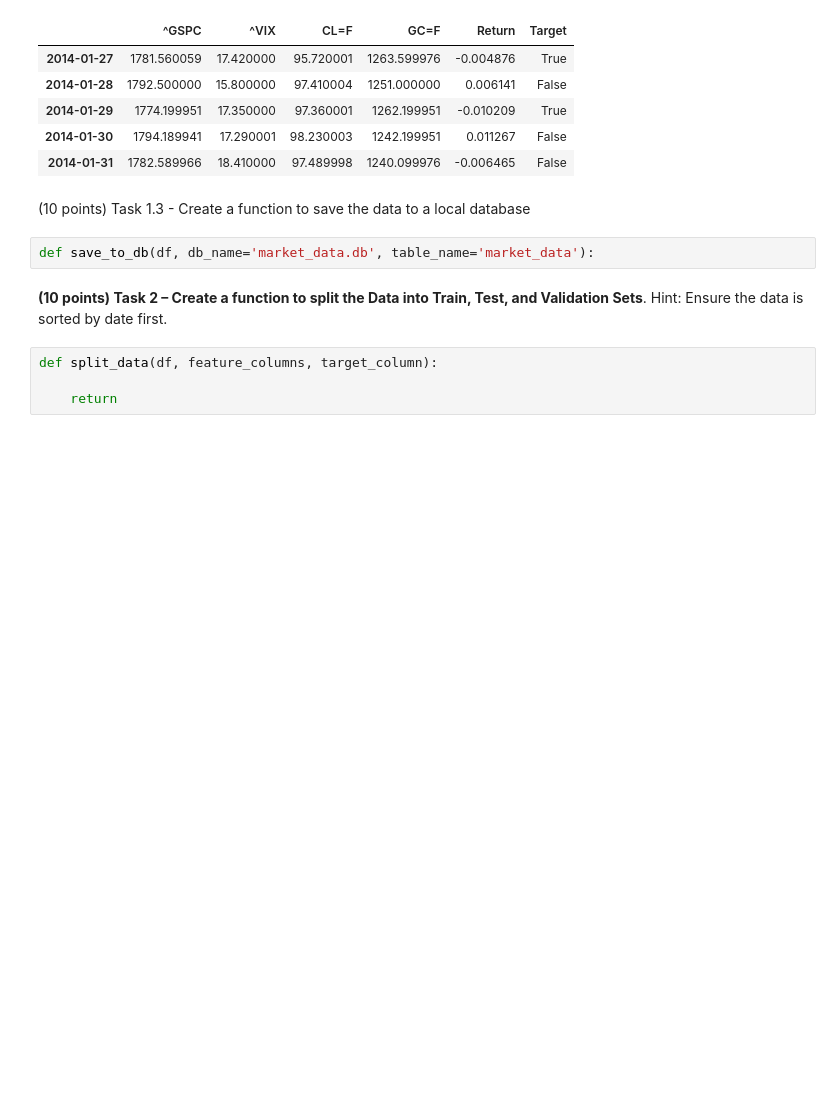
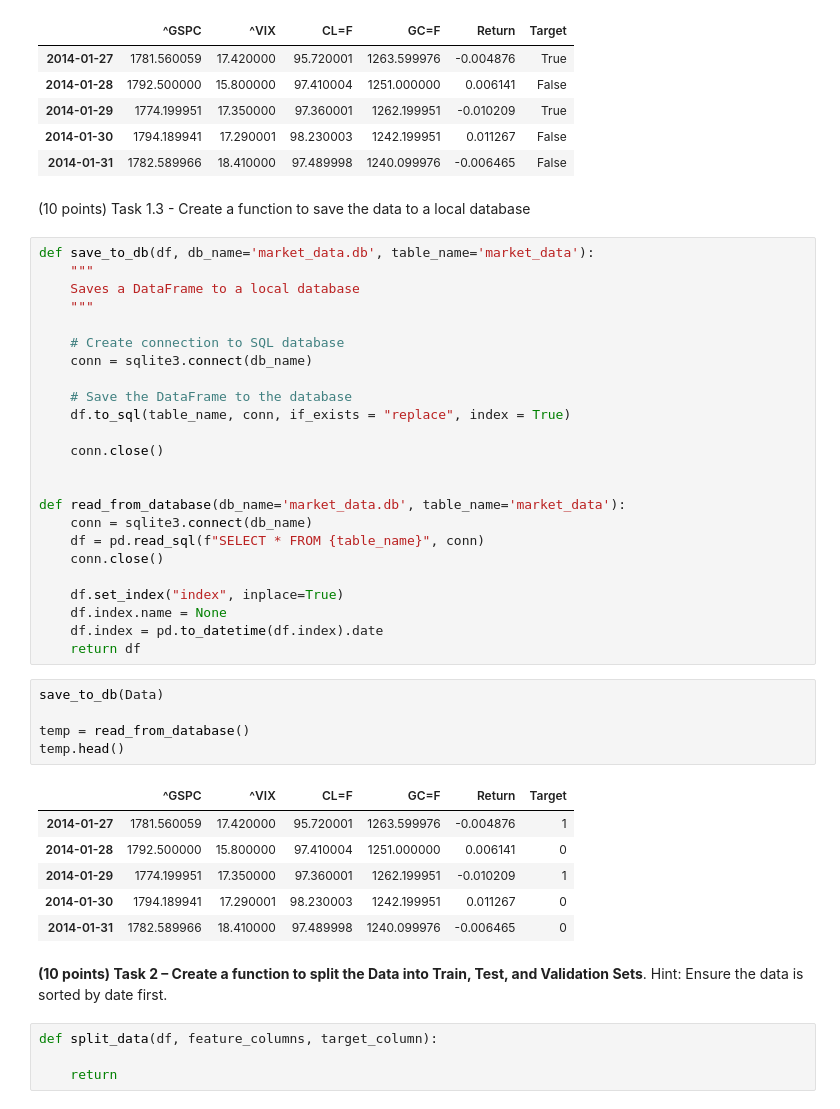
Before and after one commit to Billy-Drunkenstein/MAFN, a Jupyter notebook: Spring 2025/Machine Learning for Finance/Homework 2.ipynb, the cells around one changed output. Cells and saved outputs as stored; diff of their text form; blank space fills up the shorter version.

```diff
--- a/Spring 2025/Machine Learning for Finance/Homework 2.ipynb
+++ b/Spring 2025/Machine Learning for Finance/Homework 2.ipynb
@@ -181,8 +181,42 @@ Data.head()
 | 2014-01-31 | 1782.589966 | 18.410000 | 97.489998 | 1240.099976 | -0.006465 | False |
 # %% [markdown]
 (10 points) Task 1.3 - Create a function to save the data to a local database
-# %%
-def save_to_db(df, db_name='market_data.db', table_name='market_data'):
+# %%
+def save_to_db(df, db_name='market_data.db', table_name='market_data'):
+    """
+    Saves a DataFrame to a local database
+    """
+
+    # Create connection to SQL database
+    conn = sqlite3.connect(db_name)
+
+    # Save the DataFrame to the database
+    df.to_sql(table_name, conn, if_exists = "replace", index = True)
+
+    conn.close()
+
+
+def read_from_database(db_name='market_data.db', table_name='market_data'):
+    conn = sqlite3.connect(db_name)
+    df = pd.read_sql(f"SELECT * FROM {table_name}", conn)
+    conn.close()
+
+    df.set_index("index", inplace=True)
+    df.index.name = None
+    df.index = pd.to_datetime(df.index).date
+    return df
+# %%
+save_to_db(Data)
+
+temp = read_from_database()
+temp.head()
+# %% [output]
+|  | ^GSPC | ^VIX | CL=F | GC=F | Return | Target |
+| 2014-01-27 | 1781.560059 | 17.420000 | 95.720001 | 1263.599976 | -0.004876 | 1 |
+| 2014-01-28 | 1792.500000 | 15.800000 | 97.410004 | 1251.000000 | 0.006141 | 0 |
+| 2014-01-29 | 1774.199951 | 17.350000 | 97.360001 | 1262.199951 | -0.010209 | 1 |
+| 2014-01-30 | 1794.189941 | 17.290001 | 98.230003 | 1242.199951 | 0.011267 | 0 |
+| 2014-01-31 | 1782.589966 | 18.410000 | 97.489998 | 1240.099976 | -0.006465 | 0 |
 # %% [markdown]
 **(10 points) Task 2 – Create a function to split the Data into Train, Test, and Validation Sets**. Hint: Ensure the data is sorted by date first.
 # %%
```
